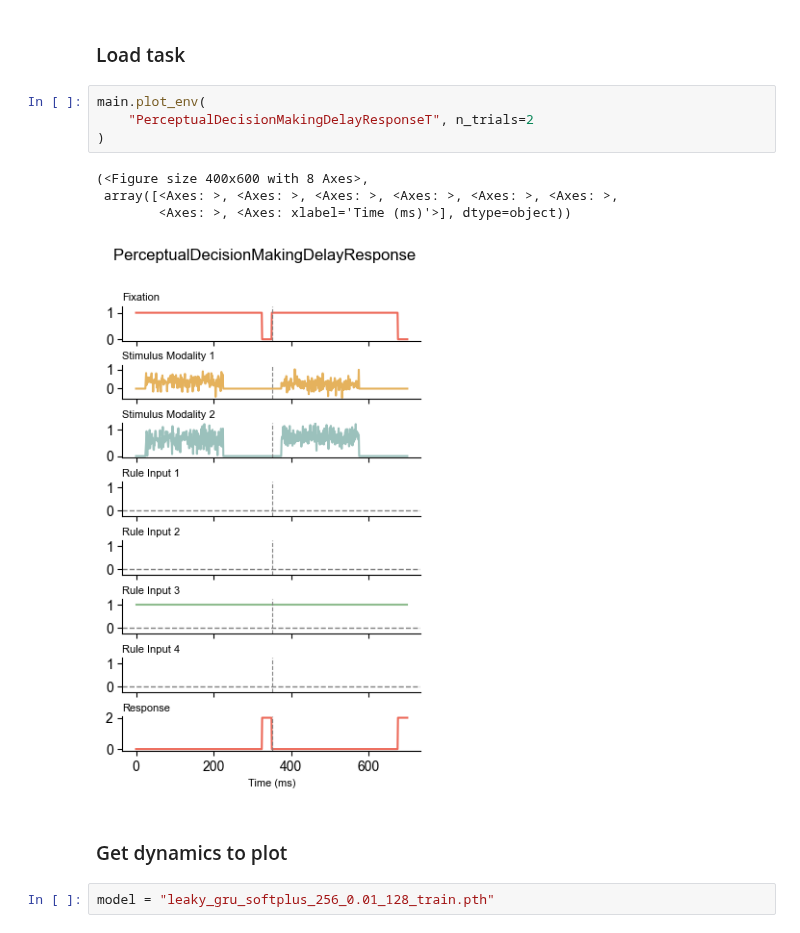
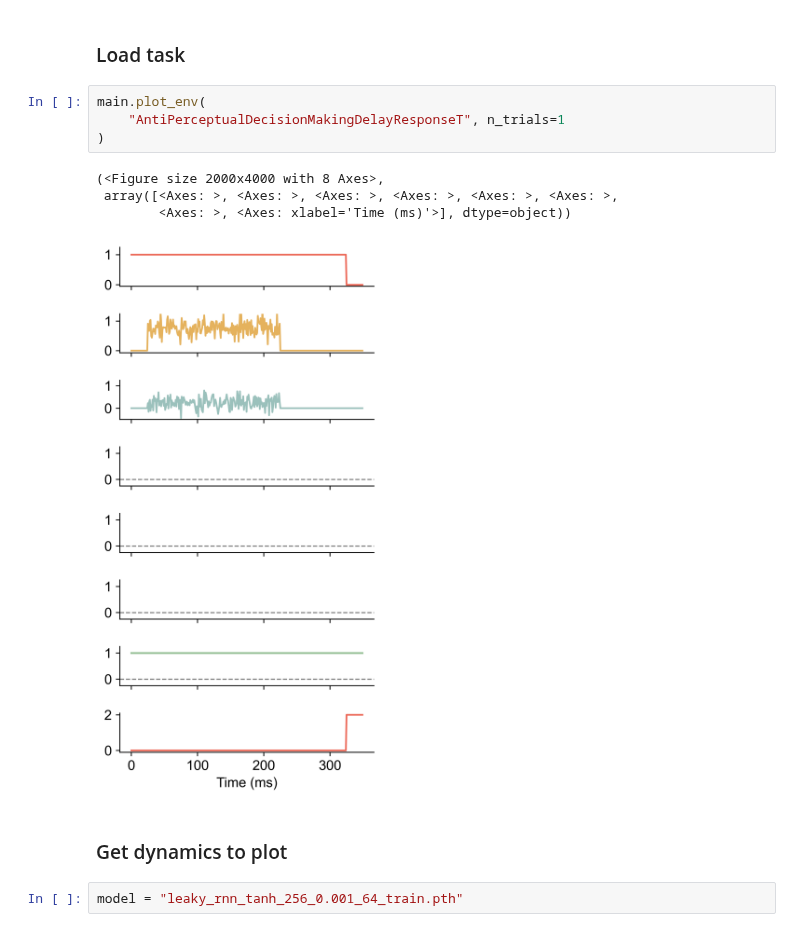
Before and after one commit to qglht/RepAL, a Jupyter notebook: notebooks/analysis_rnn_1_task_comparison.ipynb, the cells around one changed output. Drawn from its saved outputs; the diff is of its cells as text.

```diff
--- a/notebooks/analysis_rnn_1_task_comparison.ipynb
+++ b/notebooks/analysis_rnn_1_task_comparison.ipynb
@@ -54,17 +54,17 @@ all_rules
 ### Load task
 # %%
 main.plot_env(
-    "PerceptualDecisionMakingDelayResponseT", n_trials=2
+    "AntiPerceptualDecisionMakingDelayResponseT", n_trials=1
 )
 # %% [output]
-(<Figure size 400x600 with 8 Axes>,
+(<Figure size 2000x4000 with 8 Axes>,
  array([<Axes: >, <Axes: >, <Axes: >, <Axes: >, <Axes: >, <Axes: >,
         <Axes: >, <Axes: xlabel='Time (ms)'>], dtype=object))
-[figure, old version]
+[figure, new version]
 # %% [markdown]
 ### Get dynamics to plot
 # %%
-model = "leaky_gru_softplus_256_0.01_128_train.pth"
+model = "leaky_rnn_tanh_256_0.001_64_train.pth"
 # %%
 group = "master"
 model_type, activation, hidden_size, lr, batch_size = parse_model_info(model)
```
Also changed, not shown: parts of 6 cells of this notebook, 41 other files.
